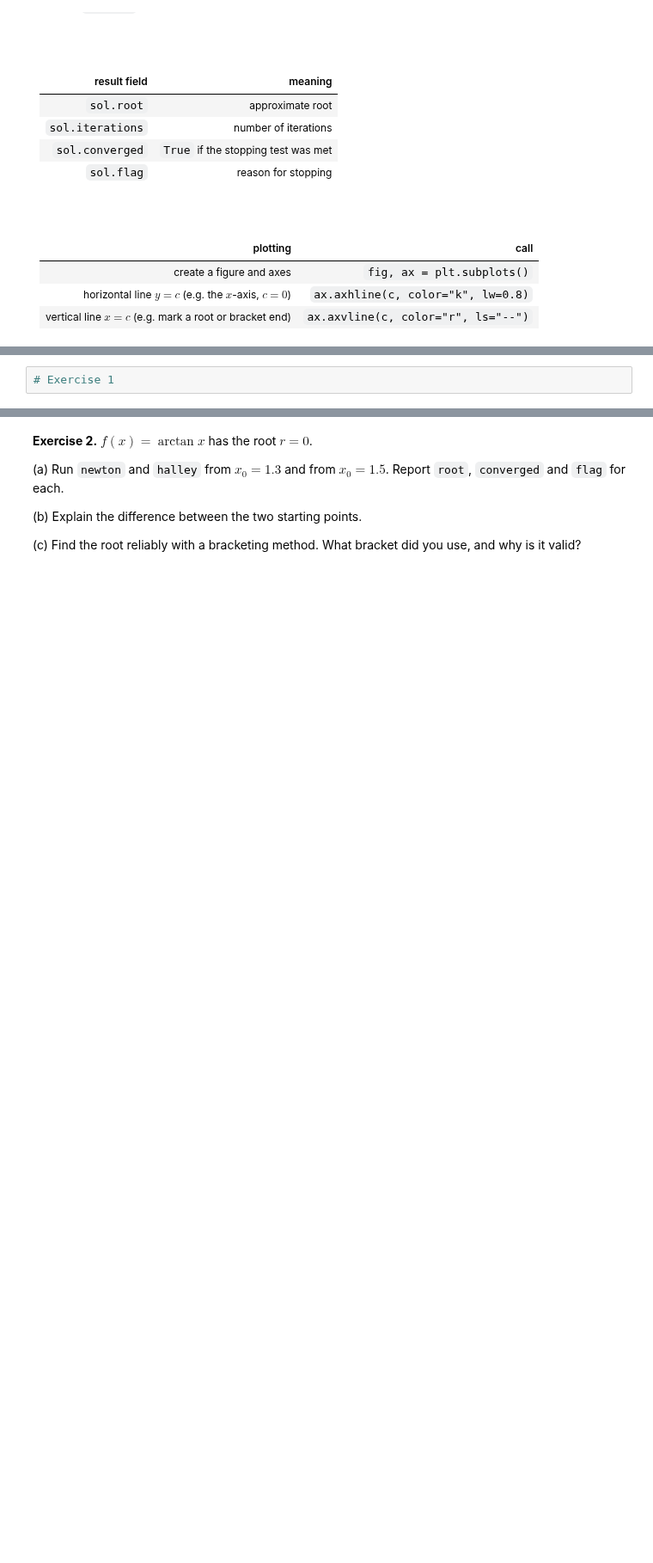
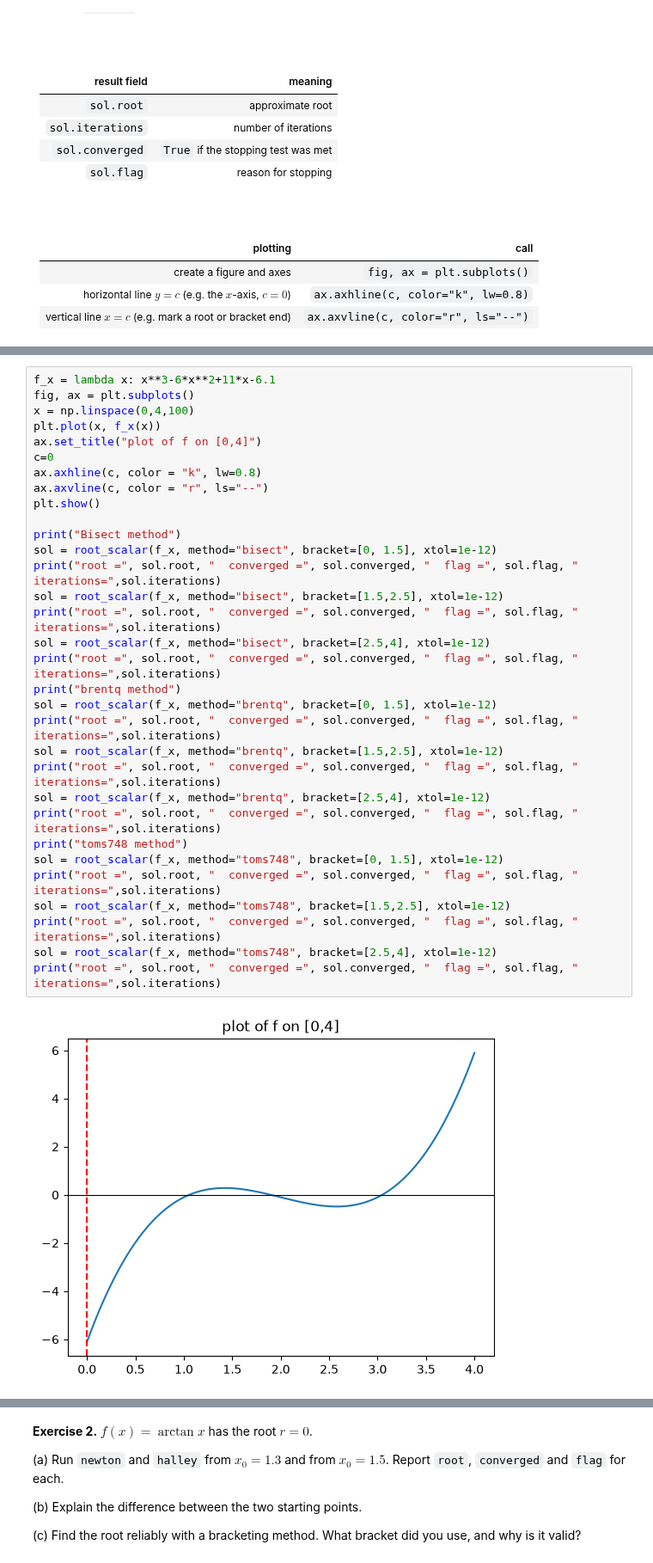
Before and after one commit to silasProgram/Math300_ClassRepo, a Jupyter notebook: Oct9/scipy_root_finding.ipynb, the cells around one changed output, grey strips where cells are left out. Shown at 86% size. Saved outputs shown, nothing was run; the diff lists cells and outputs as text; blank space fills up the shorter version.

```diff
--- a/Oct9/scipy_root_finding.ipynb
+++ b/Oct9/scipy_root_finding.ipynb
@@ -168,2 +168,34 @@ Make a table of iterations per method. Which method needs the fewest iterations?
 # %%
-# Exercise 1
+f_x = lambda x: x**3-6*x**2+11*x-6.1
+fig, ax = plt.subplots()
+x = np.linspace(0,4,100)
+plt.plot(x, f_x(x))
+ax.set_title("plot of f on [0,4]")
+c=0
+ax.axhline(c, color = "k", lw=0.8)
+ax.axvline(c, color = "r", ls="--")
+plt.show()
+
+print("Bisect method")
+sol = root_scalar(f_x, method="bisect", bracket=[0, 1.5], xtol=1e-12)
+print("root =", sol.root, "  converged =", sol.converged, "  flag =", sol.flag, " iterations=",sol.iterations)
+sol = root_scalar(f_x, method="bisect", bracket=[1.5,2.5], xtol=1e-12)
+print("root =", sol.root, "  converged =", sol.converged, "  flag =", sol.flag, " iterations=",sol.iterations)
+sol = root_scalar(f_x, method="bisect", bracket=[2.5,4], xtol=1e-12)
+print("root =", sol.root, "  converged =", sol.converged, "  flag =", sol.flag, " iterations=",sol.iterations)
+print("brentq method")
+sol = root_scalar(f_x, method="brentq", bracket=[0, 1.5], xtol=1e-12)
+print("root =", sol.root, "  converged =", sol.converged, "  flag =", sol.flag, " iterations=",sol.iterations)
+sol = root_scalar(f_x, method="brentq", bracket=[1.5,2.5], xtol=1e-12)
+print("root =", sol.root, "  converged =", sol.converged, "  flag =", sol.flag, " iterations=",sol.iterations)
+sol = root_scalar(f_x, method="brentq", bracket=[2.5,4], xtol=1e-12)
+print("root =", sol.root, "  converged =", sol.converged, "  flag =", sol.flag, " iterations=",sol.iterations)
+print("toms748 method")
+sol = root_scalar(f_x, method="toms748", bracket=[0, 1.5], xtol=1e-12)
+print("root =", sol.root, "  converged =", sol.converged, "  flag =", sol.flag, " iterations=",sol.iterations)
+sol = root_scalar(f_x, method="toms748", bracket=[1.5,2.5], xtol=1e-12)
+print("root =", sol.root, "  converged =", sol.converged, "  flag =", sol.flag, " iterations=",sol.iterations)
+sol = root_scalar(f_x, method="toms748", bracket=[2.5,4], xtol=1e-12)
+print("root =", sol.root, "  converged =", sol.converged, "  flag =", sol.flag, " iterations=",sol.iterations)
+# %% [output]
+[figure, added]
```
Also changed, not shown: parts of 5 cells of this notebook.
